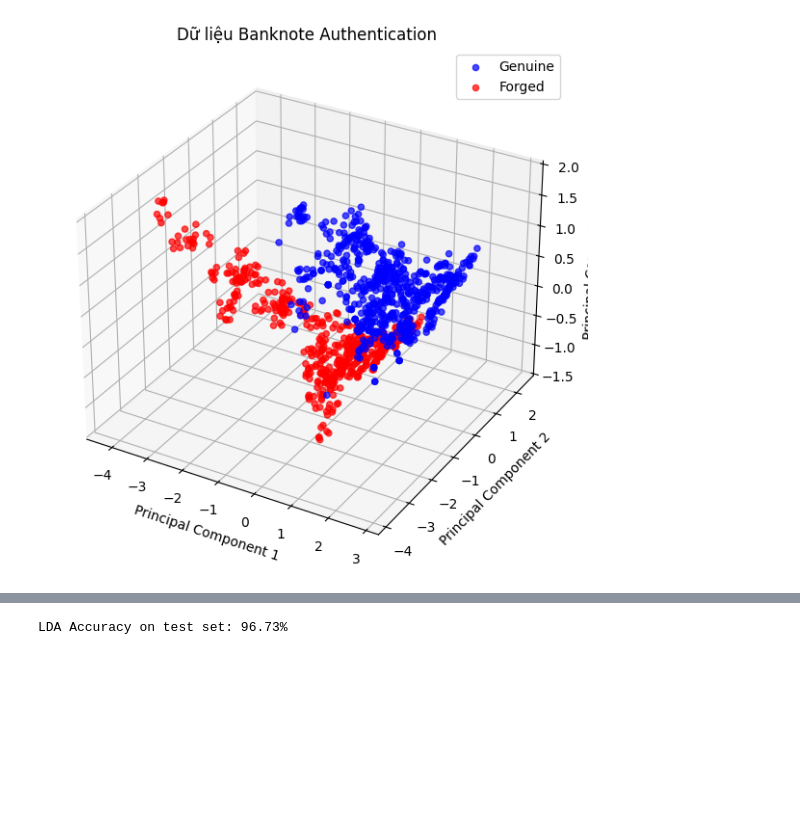
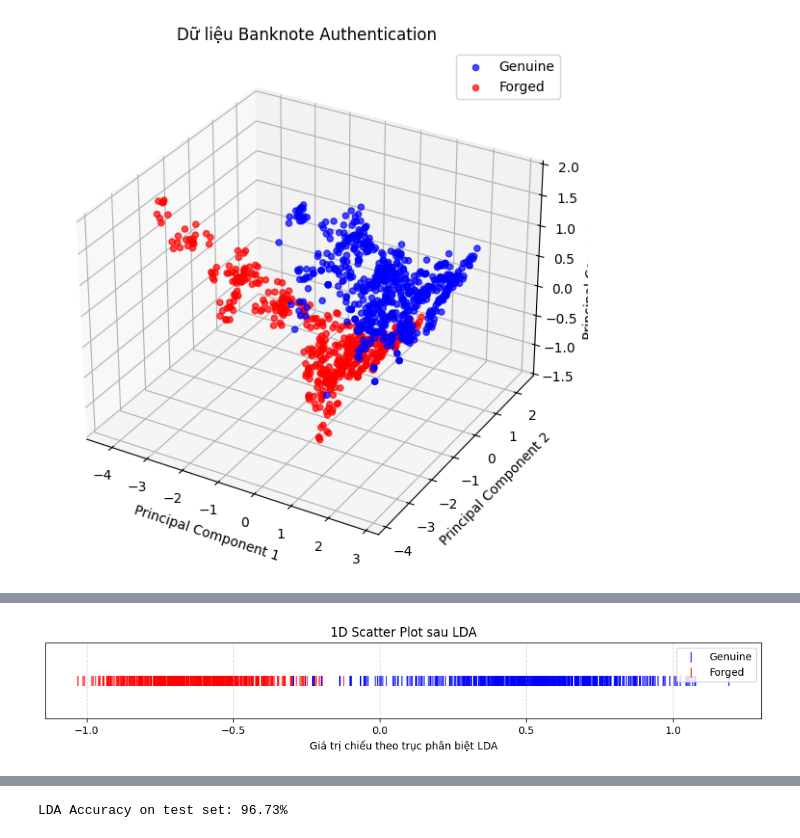
Before and after one commit to AvieTechy/MSA-Vstatis, a Jupyter notebook: Sources/Binary_Class_LDA.ipynb, the cells around one changed output, grey strips where cells are left out. Drawn from its saved outputs; the diff is of its cells as text; code cells hidden in the pictures; blank space fills up the shorter version.

```diff
--- a/Sources/Binary_Class_LDA.ipynb
+++ b/Sources/Binary_Class_LDA.ipynb
@@ -100,0 +101,17 @@ plt.show()
+# %%
+# 1D scatter / strip plot
+plt.figure(figsize=(10, 2))
+plt.scatter(X_train_lda[y_train == 0], np.zeros_like(X_train_lda[y_train == 0]),
+            color='blue', alpha=0.6, label="Genuine", marker='|', s=100)
+plt.scatter(X_train_lda[y_train == 1], np.zeros_like(X_train_lda[y_train == 1]),
+            color='red', alpha=0.6, label="Forged", marker='|', s=100)
+
+plt.title("1D Scatter Plot sau LDA")
+plt.xlabel("Giá trị chiếu theo trục phân biệt LDA")
+plt.yticks([])
+plt.legend(loc='upper right')
+plt.grid(True, axis='x', linestyle='--', alpha=0.5)
+plt.tight_layout()
+plt.show()
+# %% [output]
+[figure, added]
```
Also changed, not shown: parts of 5 cells of this notebook, 1 other file.
